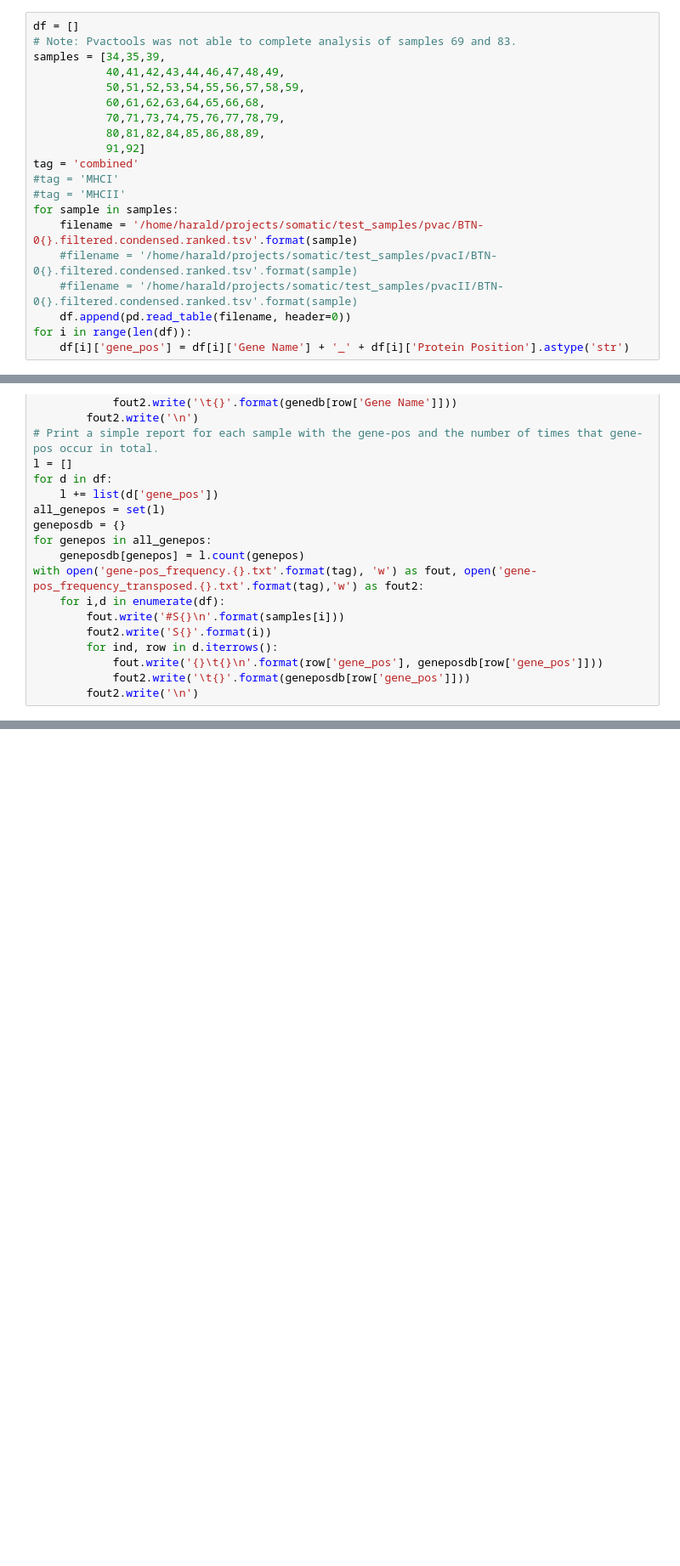
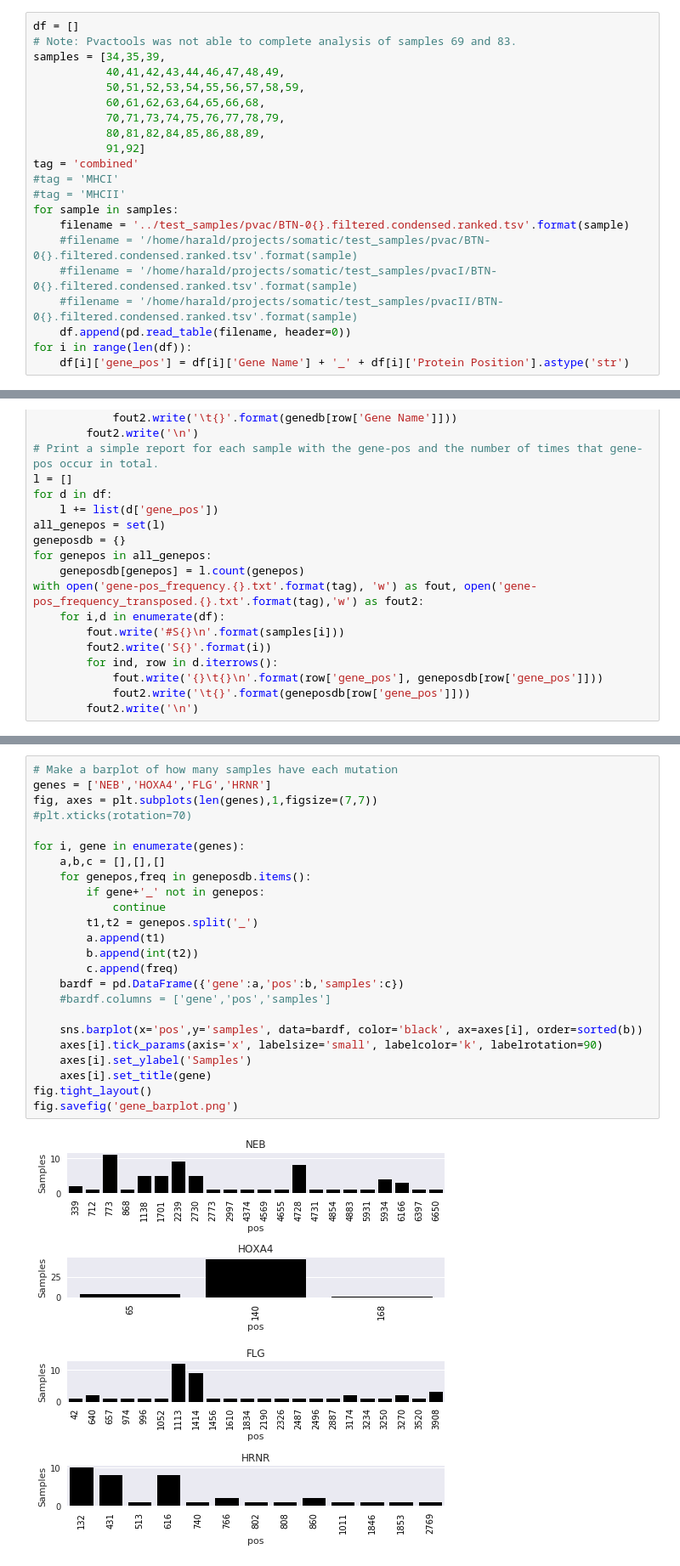
Before and after one commit to si-medbif/neoantigens, a Jupyter notebook: analysis/neoantigen_pvactools.ipynb, the cells around one changed output, grey strips where cells are left out. Shown: that part at 85% size. Drawn from its saved outputs; the diff is of its cells as text; blank space fills up the shorter version.

Commit message:
Added samples pr mutation plot

```diff
--- a/analysis/neoantigen_pvactools.ipynb
+++ b/analysis/neoantigen_pvactools.ipynb
@@ -19,7 +20,8 @@ tag = 'combined'
 #tag = 'MHCI'
 #tag = 'MHCII'
 for sample in samples:
-    filename = '/home/harald/projects/somatic/test_samples/pvac/BTN-0{}.filtered.condensed.ranked.tsv'.format(sample)
+    filename = '../test_samples/pvac/BTN-0{}.filtered.condensed.ranked.tsv'.format(sample)
+    #filename = '/home/harald/projects/somatic/test_samples/pvac/BTN-0{}.filtered.condensed.ranked.tsv'.format(sample)
     #filename = '/home/harald/projects/somatic/test_samples/pvacI/BTN-0{}.filtered.condensed.ranked.tsv'.format(sample)
     #filename = '/home/harald/projects/somatic/test_samples/pvacII/BTN-0{}.filtered.condensed.ranked.tsv'.format(sample)
     df.append(pd.read_table(filename, header=0))
@@ -60,0 +70,26 @@ with open('gene-pos_frequency.{}.txt'.format(tag), 'w') as fout, open('gene-pos_
+# %%
+# Make a barplot of how many samples have each mutation
+genes = ['NEB','HOXA4','FLG','HRNR']
+fig, axes = plt.subplots(len(genes),1,figsize=(7,7))
+#plt.xticks(rotation=70)
+
+for i, gene in enumerate(genes):
+    a,b,c = [],[],[]
+    for genepos,freq in geneposdb.items():
+        if gene+'_' not in genepos:
+            continue
+        t1,t2 = genepos.split('_')
+        a.append(t1)
+        b.append(int(t2))
+        c.append(freq)
+    bardf = pd.DataFrame({'gene':a,'pos':b,'samples':c})
+    #bardf.columns = ['gene','pos','samples']
+
+    sns.barplot(x='pos',y='samples', data=bardf, color='black', ax=axes[i], order=sorted(b))
+    axes[i].tick_params(axis='x', labelsize='small', labelcolor='k', labelrotation=90)
+    axes[i].set_ylabel('Samples')
+    axes[i].set_title(gene)
+fig.tight_layout()
+fig.savefig('gene_barplot.png')
+# %% [output]
+[figure, added]
```
Also changed, not shown: parts of 8 cells of this notebook.
